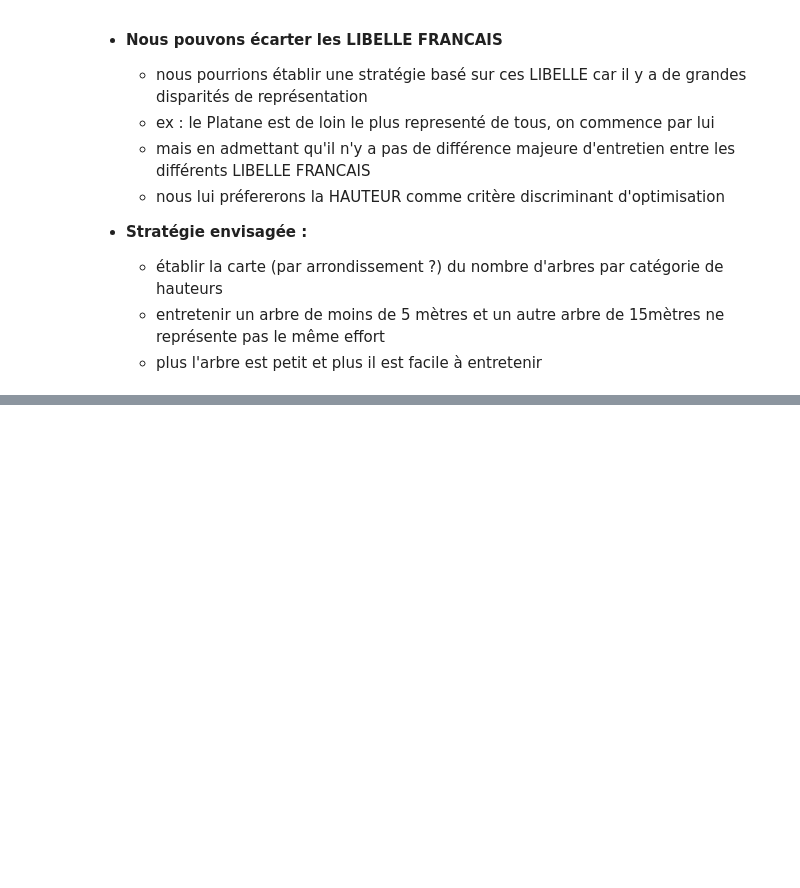
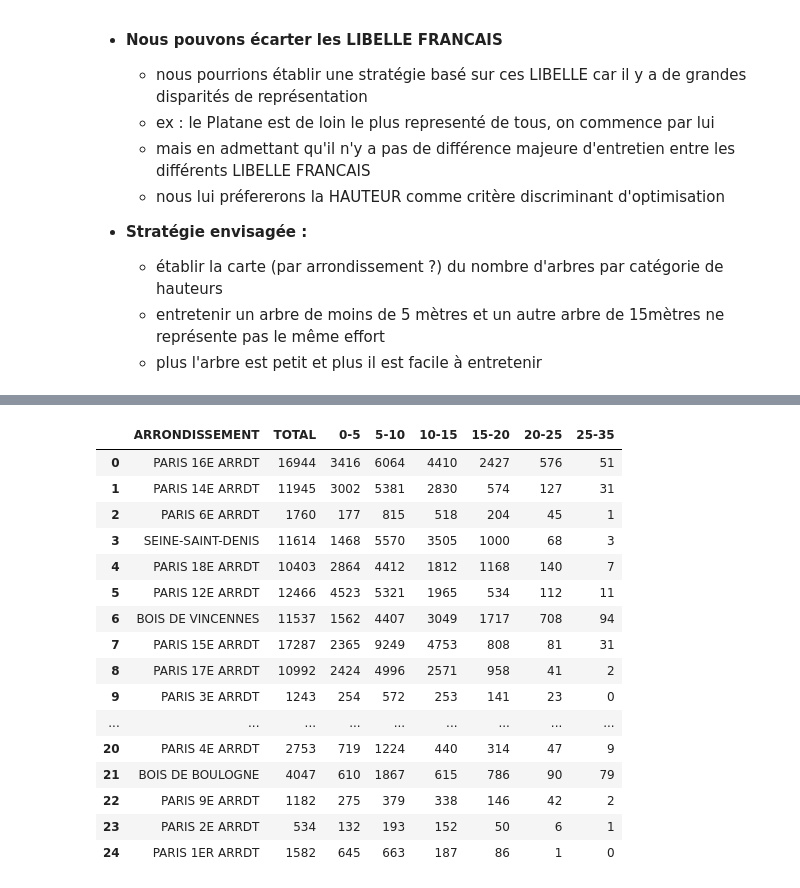
Before and after one commit to Rezzas/ocr_projet2, a Jupyter notebook: P2_ramos_sebastian/P2_ramos_sebastian.ipynb, the cells around one changed output, grey strips where cells are left out. Saved outputs shown, nothing was run; the diff lists cells and outputs as text; code cells hidden in the pictures; blank space fills up the shorter version.

```diff
--- a/P2_ramos_sebastian/P2_ramos_sebastian.ipynb
+++ b/P2_ramos_sebastian/P2_ramos_sebastian.ipynb
@@ -2308,0 +2301,13 @@ test = pd.DataFrame(serie.values, index = serie.index, columns=['count'])
+# %%
+df = pd.DataFrame()
+
+list_arr = data['ARRONDISSEMENT'].unique()
+
+tab = []
+for arr in list_arr:
+    tab.append(data[data['ARRONDISSEMENT'] == arr]['ARRONDISSEMENT'].value_counts().values[0])
+
+df['ARRONDISSEMENT'] = list_arr
+df['TOTAL'] = tab
+
+df
@@ -2308,0 +2332,27 @@ test = pd.DataFrame(serie.values, index = serie.index, columns=['count'])
+# %%
+# nombre de HAUTEUR par ARRONDISSEMENT réparties en catégorie
+sub_data = data.groupby(['ARRONDISSEMENT', haut_cut])['HAUTEUR (m)'].count()
+
+for index, value in sub_data.items():
+    df.loc[df[df['ARRONDISSEMENT'] == index[0]].index.values[0],index[1]] = value
+    df[index[1]] = df[index[1]].dropna().astype(int)
+
+df
+# %% [output]
+|  | ARRONDISSEMENT | TOTAL | 0-5 | 5-10 | 10-15 | 15-20 | 20-25 | 25-35 |
+| 0 | PARIS 16E ARRDT | 16944 | 3416 | 6064 | 4410 | 2427 | 576 | 51 |
+| 1 | PARIS 14E ARRDT | 11945 | 3002 | 5381 | 2830 | 574 | 127 | 31 |
+| 2 | PARIS 6E ARRDT | 1760 | 177 | 815 | 518 | 204 | 45 | 1 |
+| 3 | SEINE-SAINT-DENIS | 11614 | 1468 | 5570 | 3505 | 1000 | 68 | 3 |
+| 4 | PARIS 18E ARRDT | 10403 | 2864 | 4412 | 1812 | 1168 | 140 | 7 |
+| 5 | PARIS 12E ARRDT | 12466 | 4523 | 5321 | 1965 | 534 | 112 | 11 |
+| 6 | BOIS DE VINCENNES | 11537 | 1562 | 4407 | 3049 | 1717 | 708 | 94 |
+| 7 | PARIS 15E ARRDT | 17287 | 2365 | 9249 | 4753 | 808 | 81 | 31 |
+| 8 | PARIS 17E ARRDT | 10992 | 2424 | 4996 | 2571 | 958 | 41 | 2 |
+| 9 | PARIS 3E ARRDT | 1243 | 254 | 572 | 253 | 141 | 23 | 0 |
+| ... | ... | ... | ... | ... | ... | ... | ... | ... |
+| 20 | PARIS 4E ARRDT | 2753 | 719 | 1224 | 440 | 314 | 47 | 9 |
+| 21 | BOIS DE BOULOGNE | 4047 | 610 | 1867 | 615 | 786 | 90 | 79 |
+| 22 | PARIS 9E ARRDT | 1182 | 275 | 379 | 338 | 146 | 42 | 2 |
+| 23 | PARIS 2E ARRDT | 534 | 132 | 193 | 152 | 50 | 6 | 1 |
+| 24 | PARIS 1ER ARRDT | 1582 | 645 | 663 | 187 | 86 | 1 | 0 |
```
Also changed, not shown: parts of 41 cells of this notebook.
